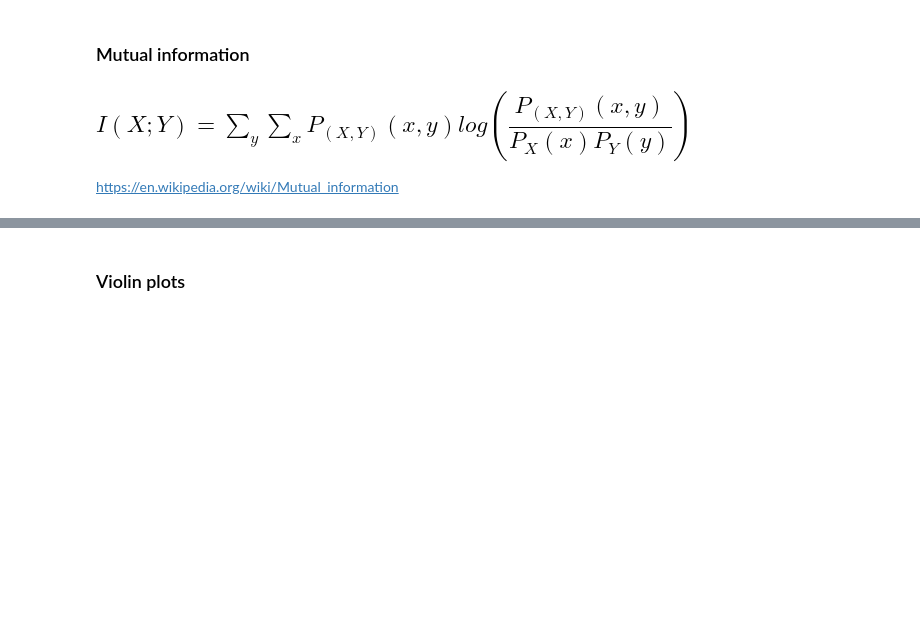
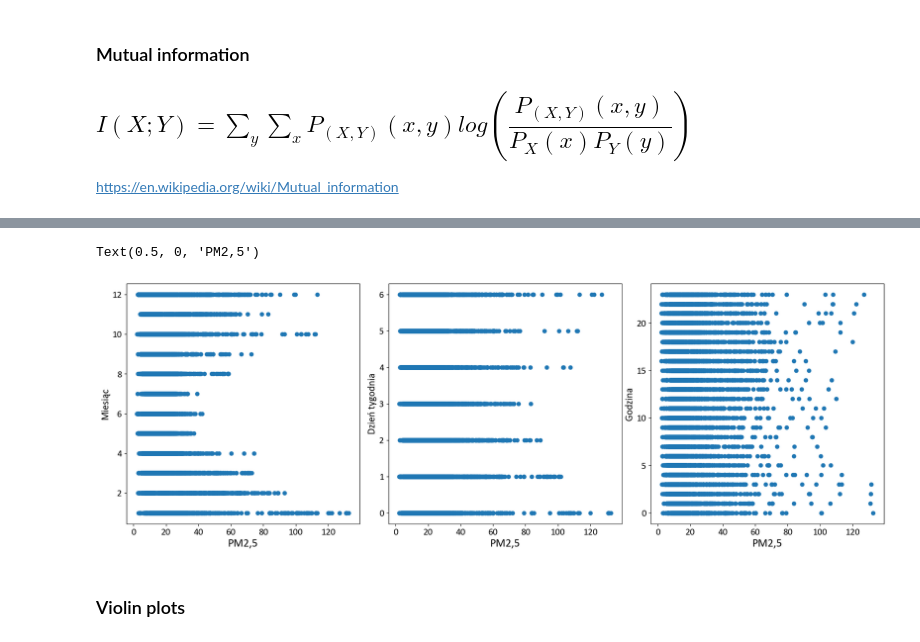
Before and after one commit to Jungliana/SNN-air-pollution, a Jupyter notebook: notebooks/dataset_properties.ipynb, the cells around one changed output, grey strips where cells are left out. Saved outputs shown, nothing was run; the diff lists cells and outputs as text; code cells hidden in the pictures; blank space fills up the shorter version.

```diff
--- a/notebooks/dataset_properties.ipynb
+++ b/notebooks/dataset_properties.ipynb
@@ -115,2 +101,19 @@ array([0.17015157, 0.15846327, 0.01692399, 0.00450276, 0.06024847,
+# %%
+fig = plt.figure()
+ax0 = fig.add_axes([0,0,0.8,1.1])
+ax1 = fig.add_axes([0.9,0,0.8,1.1])
+ax2 = fig.add_axes([1.8,0,0.8,1.1])
+ax0.scatter(data06[:,8], data06[:,1])
+ax0.set_ylabel('Miesiąc', fontsize=16)
+ax0.set_xlabel('PM2,5', fontsize=18)
+ax1.scatter(data06[:,8], data06[:,2])
+ax1.set_ylabel('Dzień tygodnia', fontsize=16)
+ax1.set_xlabel('PM2,5', fontsize=18)
+ax2.scatter(data06[:,8], data06[:,3])
+ax2.set_ylabel('Godzina', fontsize=16)
+ax2.set_xlabel('PM2,5', fontsize=18)
+# %% [output]
+Text(0.5, 0, 'PM2,5')
+[figure, added]
 # %% [markdown]
 ### Violin plots
```
Also changed, not shown: parts of 13 cells of this notebook.
